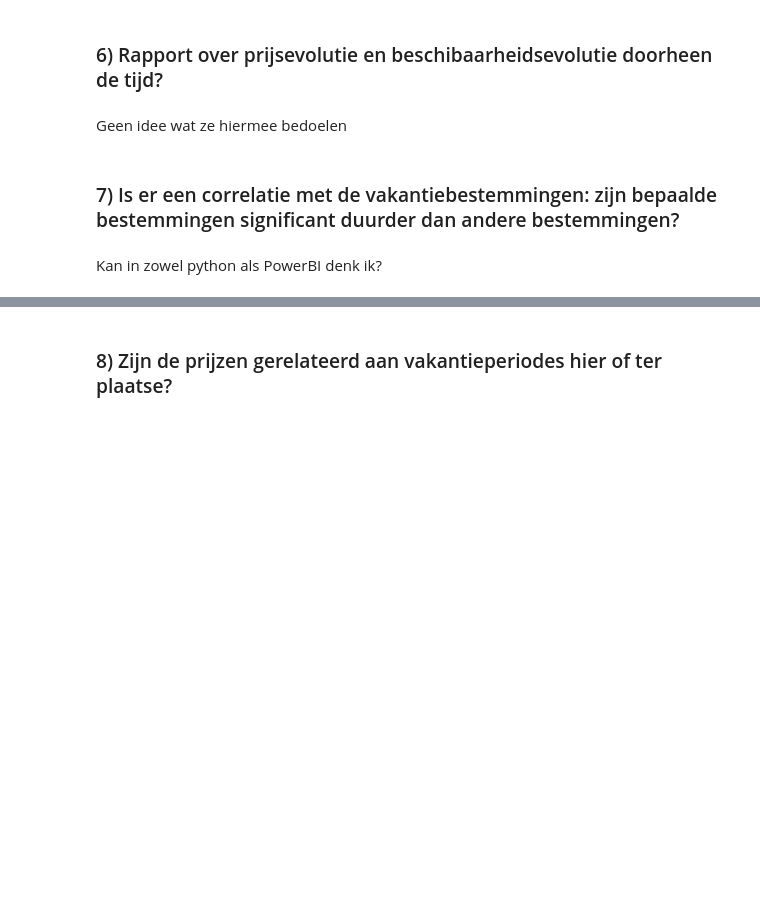
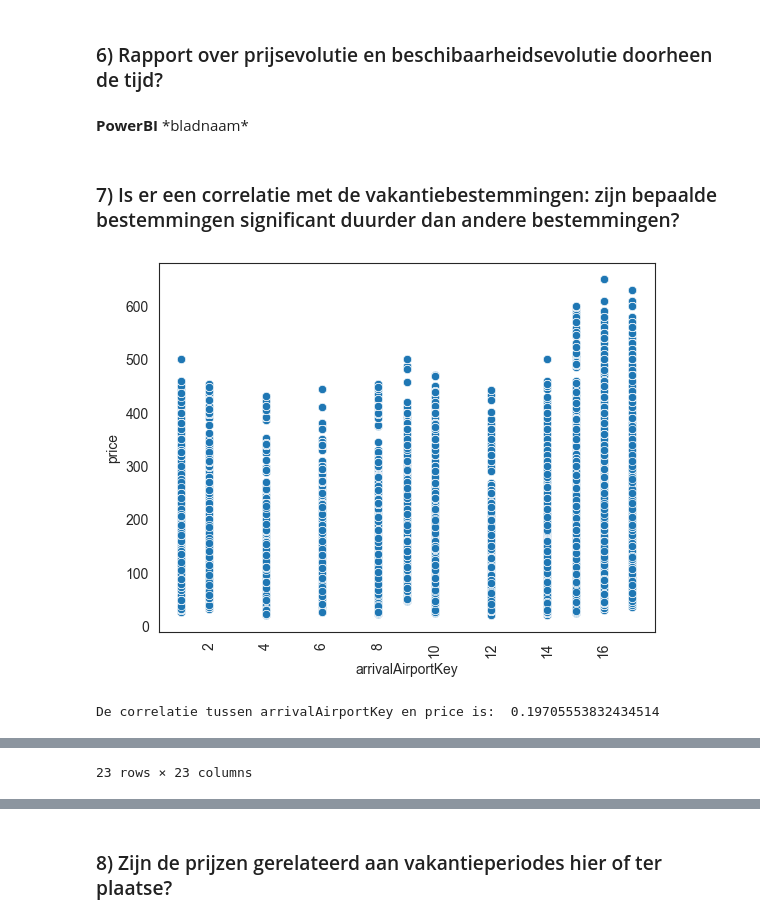
Before and after one commit to kyanamarckx/Data-Engineering-Project, a Jupyter notebook: analyse/analyse.ipynb, the cells around one changed output, grey strips where cells are left out. Saved outputs shown, nothing was run; the diff lists cells and outputs as text; code cells hidden in the pictures; blank space fills up the shorter version.

```diff
--- a/analyse/analyse.ipynb
+++ b/analyse/analyse.ipynb
@@ -409,8 +393,29 @@ Volgens mij in PowerBI
 # %% [markdown]
 ### 6) Rapport over prijsevolutie en beschibaarheidsevolutie doorheen de tijd?
-# %% [markdown]
-Geen idee wat ze hiermee bedoelen
+# %% [markdown]
+**PowerBI**  \*bladnaam\*
 # %% [markdown]
 ### 7) Is er een correlatie met de vakantiebestemmingen: zijn bepaalde bestemmingen significant duurder dan andere bestemmingen?
-# %% [markdown]
-Kan in zowel python als PowerBI denk ik?
+# %%
+# read the data
+data = df
+
+# switch the arrivalAirportKey back to the original values
+data['arrivalAirportKey'] = data['arrivalAirportKey'].apply(switch_arrival_airport_key_back)
+
+# make a plot
+sns.scatterplot(data=data, x="arrivalAirportKey", y="price")
+plt.xticks(rotation=90)
+plt.show()
+
+# calculate the correlation coefficient
+data['arrivalAirportKey'] = data['arrivalAirportKey'].astype('int64')
+corr = data['arrivalAirportKey'].corr(data['price'])
+print("De correlatie tussen arrivalAirportKey en price is: ", corr)
+
+# create a correlation matrix
+corrMatrix = data.corr()
+pd.DataFrame(corrMatrix)
+# %% [output]
+[figure, added]
+De correlatie tussen arrivalAirportKey en price is:  0.19705553832434514
@@ -416,0 +439 @@ Kan in zowel python als PowerBI denk ik?
+23 rows × 23 columns
```
Also changed, not shown: parts of 71 cells of this notebook, 2 other files.
